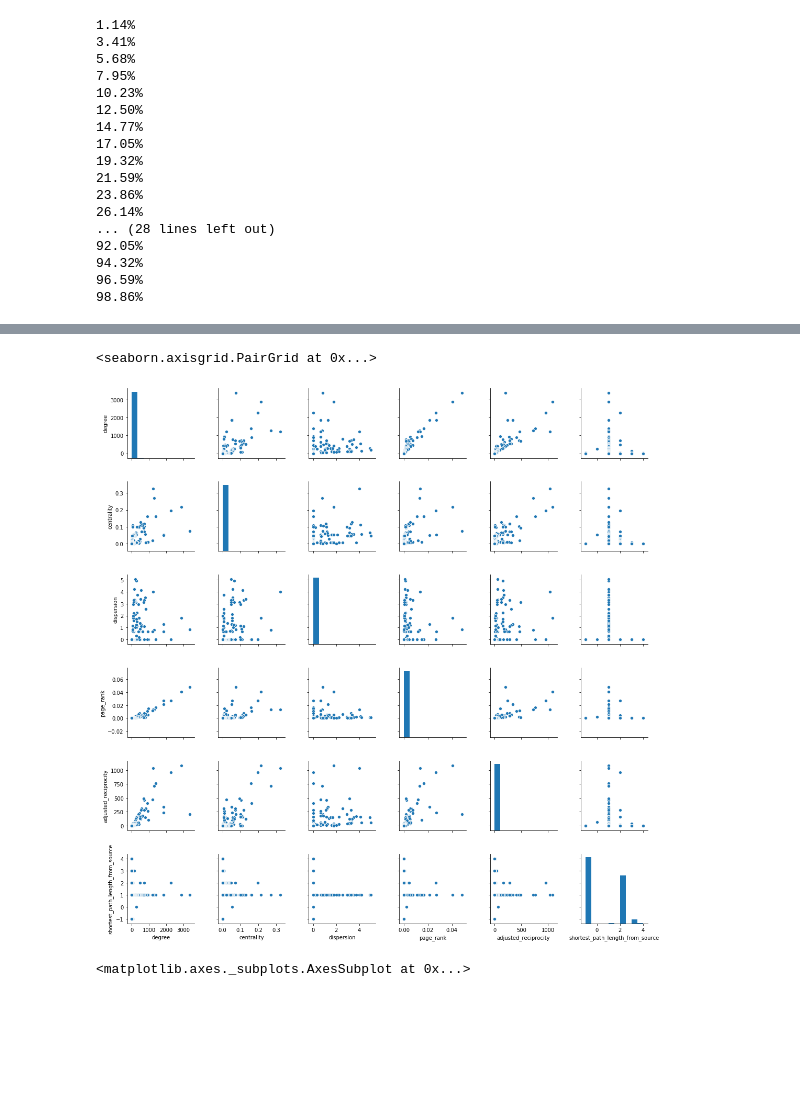
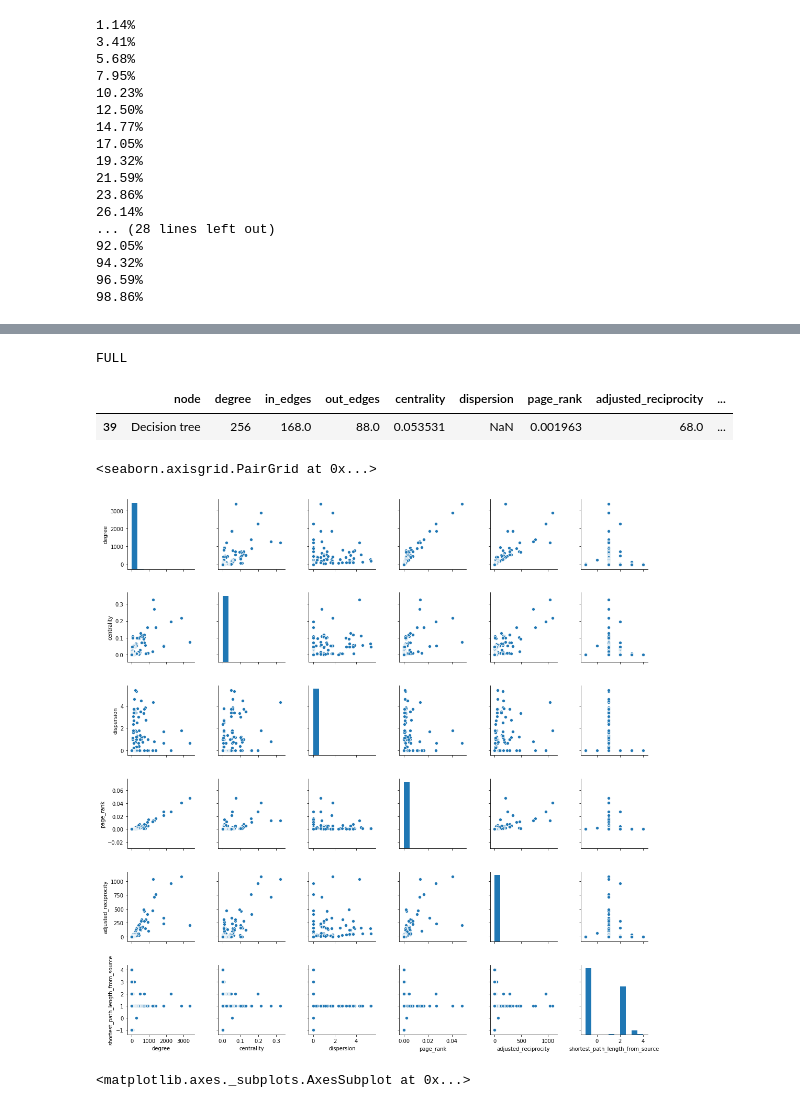
Before and after one commit to QED0711/wiki_learn, a Jupyter notebook: data-retrieval/graph_api/GraphCreator.ipynb, the cells around one changed output, grey strips where cells are left out. Cells and saved outputs as stored; diff of their text form; code cells hidden in the pictures; blank space fills up the shorter version.

Commit message:
added in and out edges

```diff
--- a/data-retrieval/graph_api/GraphCreator.ipynb
+++ b/data-retrieval/graph_api/GraphCreator.ipynb
@@ -69,6 +71,14 @@ class GraphCreator:
 
     def get_degrees(self):
         return sort_dict_values(dict(self.graph.degree()), ["node", "degree"], "degree",)
+
+    def get_edges(self):
+        in_edges = sort_dict_values(dict(Counter([edge[1] for edge in self.graph.in_edges()])),
+                            ['node', 'in_edges'], "in_edges")
+        out_edges = sort_dict_values(dict(Counter([edge[0] for edge in self.graph.out_edges()])),
+                            ["node", 'out_edges'], 'out_edges')
+
+        return in_edges.merge(out_edges, on="node")
 
     def get_centrality(self):
         return sort_dict_values(nx.eigenvector_centrality(self.graph), ["node", "centrality"], "centrality")
@@ -130,10 +140,16 @@ class GraphCreator:
 
         return sort_dict_values(dom_counts, ['node', 'immediate_dominator_count'], 'immediate_dominator_count')
 
+    def get_hits(self):
+        hits = nx.algorithms.link_analysis.hits_alg.hits(self.graph, max_iter=1000)
+        return (sort_dict_values(hits[1], ['node', 'hits_authority'], 'hits_authority')
+                .merge(sort_dict_values(hits[0], ['node', 'hits_hub'], 'hits_hub'), on="node"))
+
     def get_features_df(self):
         dfs = []
 
         dfs.append(self.get_degrees())
+        dfs.append(self.get_edges())
         dfs.append(self.get_centrality())
         dfs.append(self.get_dispersion())
         dfs.append(self.get_pageranks())
@@ -228,3 +233,12 @@ FULL
+# %%
+features_df = gc.get_features_df()
+features_df
+# features_df[features_df.node == 'Decision tree']
+# features_df.sort_values("centrality", ascending=False)
+# %% [output]
+FULL
+|  | node | degree | in_edges | out_edges | centrality | dispersion | page_rank | adjusted_reciprocity | ... |
+| 39 | Decision tree | 256 | 168.0 | 88.0 | 0.053531 | NaN | 0.001963 | 68.0 | ... |
 # %%
 features_df.dispersion = features_df.dispersion.fillna(0.0)
 features_df.shortest_path_length_from_source = features_df.shortest_path_length_from_source.fillna(-1)
@@ -232,7 +246,7 @@ features_df.shortest_path_length_from_source = features_df.shortest_path_length_
 sns.pairplot(features_df)
 # %% [output]
 <seaborn.axisgrid.PairGrid at 0x...>
-[figure, old version]
+[figure, new version]
 # %%
 sns.heatmap(features_df.corr())
 # %% [output]
```
Also changed, not shown: parts of 2 cells of this notebook.
